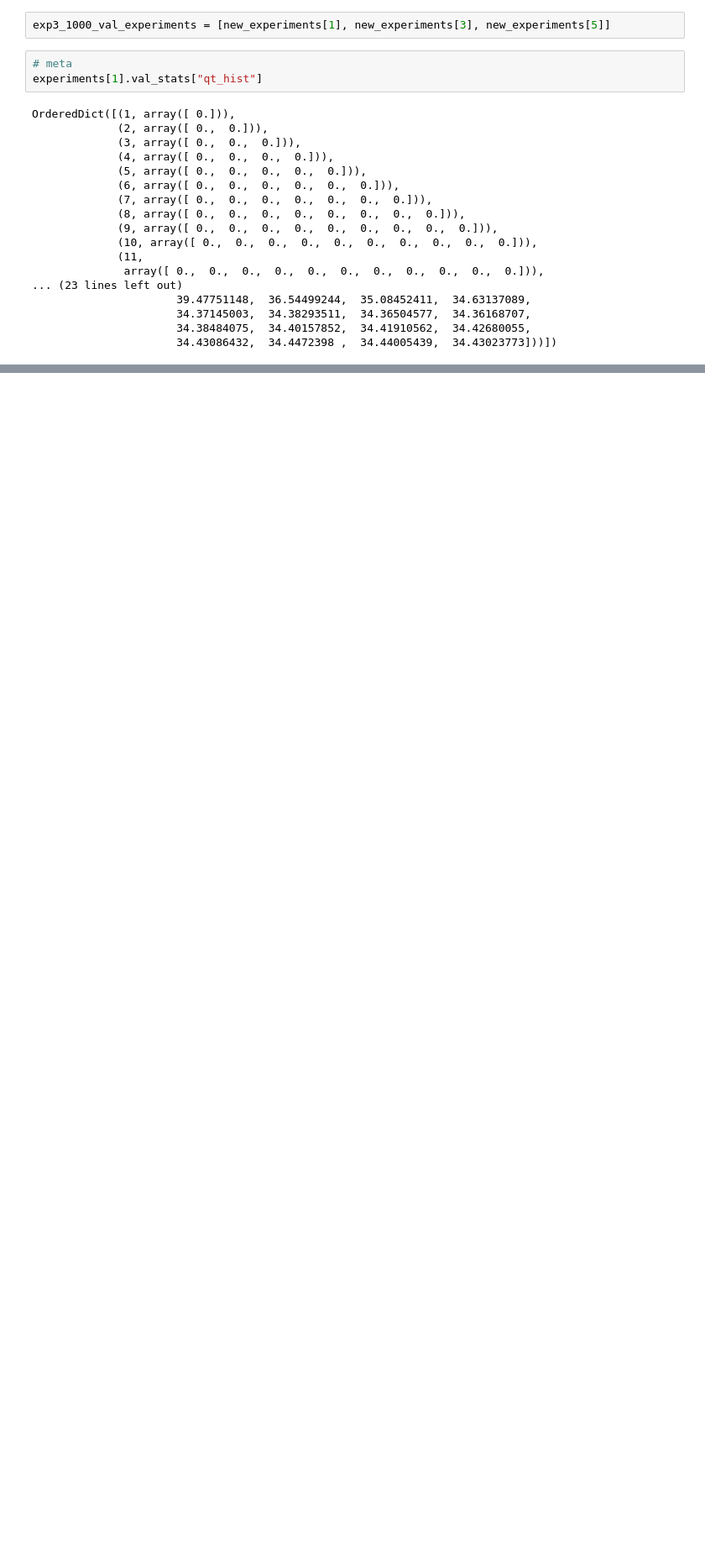
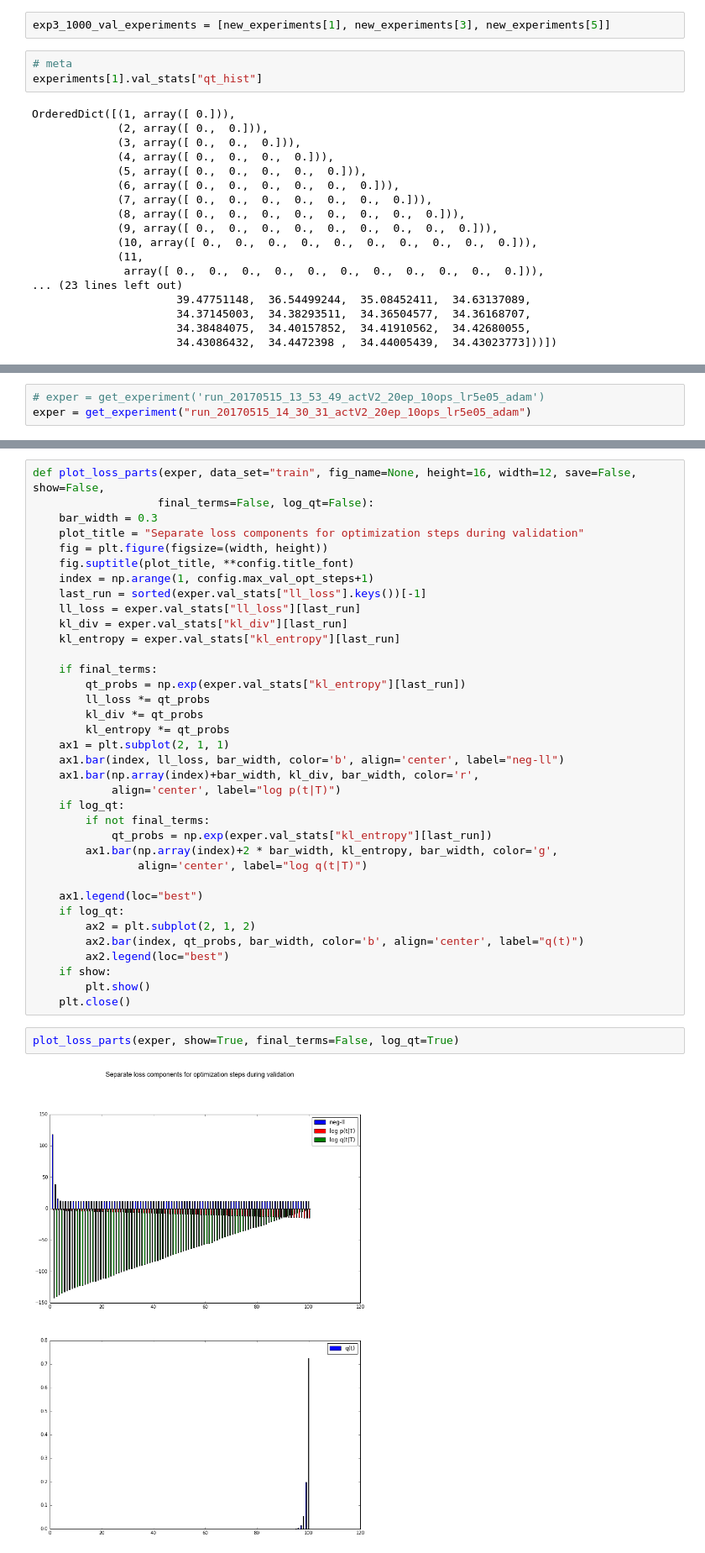
Before and after one commit to toologicbv/meta_learner, a Jupyter notebook: 2dquad_results_20170503.ipynb, the cells around one changed output, grey strips where cells are left out. Shown at 84% size. Cells and saved outputs as stored; diff of their text form; blank space fills up the shorter version.

```diff
--- a/2dquad_results_20170503.ipynb
+++ b/2dquad_results_20170503.ipynb
@@ -240,0 +236,3 @@ TypeError: 'NoneType' object is not iterable
+# %%
+# exper = get_experiment('run_20170515_13_53_49_actV2_20ep_10ops_lr5e05_adam')
+exper = get_experiment("run_20170515_14_30_31_actV2_20ep_10ops_lr5e05_adam")
@@ -240,0 +261,40 @@ TypeError: 'NoneType' object is not iterable
+# %%
+def plot_loss_parts(exper, data_set="train", fig_name=None, height=16, width=12, save=False, show=False,
+                   final_terms=False, log_qt=False):
+    bar_width = 0.3
+    plot_title = "Separate loss components for optimization steps during validation"
+    fig = plt.figure(figsize=(width, height))
+    fig.suptitle(plot_title, **config.title_font)
+    index = np.arange(1, config.max_val_opt_steps+1)
+    last_run = sorted(exper.val_stats["ll_loss"].keys())[-1]
+    ll_loss = exper.val_stats["ll_loss"][last_run]
+    kl_div = exper.val_stats["kl_div"][last_run]
+    kl_entropy = exper.val_stats["kl_entropy"][last_run]
+
+    if final_terms:
+        qt_probs = np.exp(exper.val_stats["kl_entropy"][last_run])
+        ll_loss *= qt_probs
+        kl_div *= qt_probs
+        kl_entropy *= qt_probs
+    ax1 = plt.subplot(2, 1, 1)
+    ax1.bar(index, ll_loss, bar_width, color='b', align='center', label="neg-ll")
+    ax1.bar(np.array(index)+bar_width, kl_div, bar_width, color='r',
+            align='center', label="log p(t|T)")
+    if log_qt:
+        if not final_terms:
+            qt_probs = np.exp(exper.val_stats["kl_entropy"][last_run])
+        ax1.bar(np.array(index)+2 * bar_width, kl_entropy, bar_width, color='g',
+                align='center', label="log q(t|T)")
+
+    ax1.legend(loc="best")
+    if log_qt:
+        ax2 = plt.subplot(2, 1, 2)
+        ax2.bar(index, qt_probs, bar_width, color='b', align='center', label="q(t)")
+        ax2.legend(loc="best")
+    if show:
+        plt.show()
+    plt.close()
+# %%
+plot_loss_parts(exper, show=True, final_terms=False, log_qt=True)
+# %% [output]
+[figure, added]
```
Also changed, not shown: parts of 10 cells of this notebook, 20 other files.
